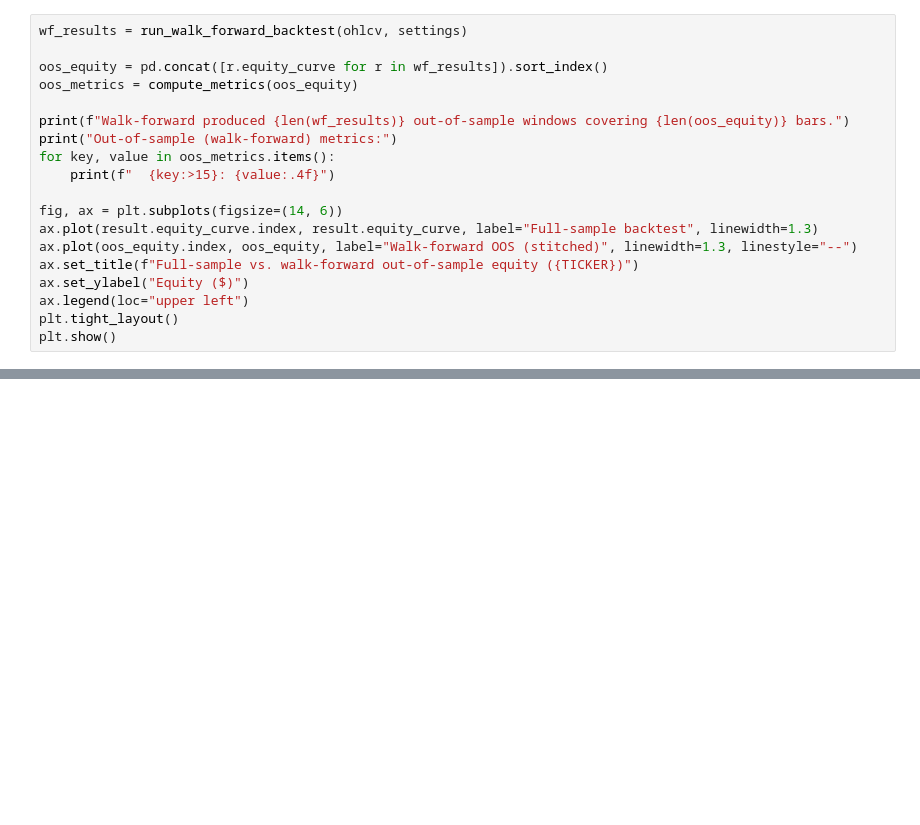
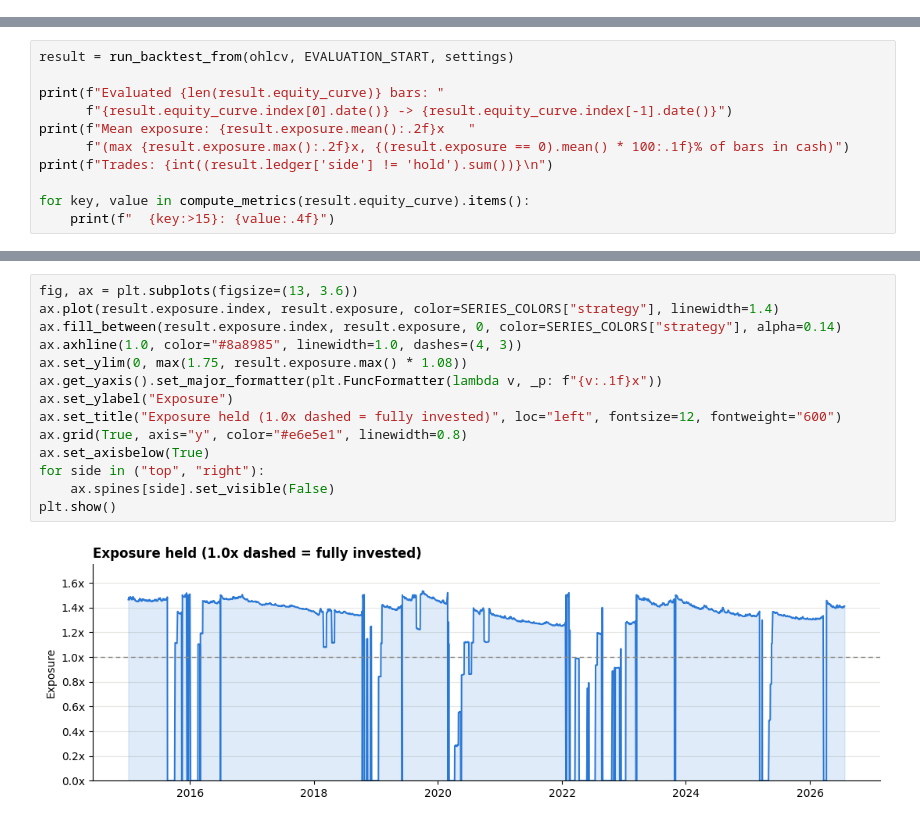
Before and after one commit to thompgt/macro-regime-trader, a Jupyter notebook: notebooks/demo.ipynb, the cells around one changed output, grey strips where cells are left out. Cells and saved outputs as stored; diff of their text form; blank space fills up the shorter version.

```diff
--- a/notebooks/demo.ipynb
+++ b/notebooks/demo.ipynb
@@ -191,19 +105,0 @@ The full-sample backtest above lets every bar's regime classification warm up on
-# %%
-wf_results = run_walk_forward_backtest(ohlcv, settings)
-
-oos_equity = pd.concat([r.equity_curve for r in wf_results]).sort_index()
-oos_metrics = compute_metrics(oos_equity)
-
-print(f"Walk-forward produced {len(wf_results)} out-of-sample windows covering {len(oos_equity)} bars.")
-print("Out-of-sample (walk-forward) metrics:")
-for key, value in oos_metrics.items():
-    print(f"  {key:>15}: {value:.4f}")
-
-fig, ax = plt.subplots(figsize=(14, 6))
-ax.plot(result.equity_curve.index, result.equity_curve, label="Full-sample backtest", linewidth=1.3)
-ax.plot(oos_equity.index, oos_equity, label="Walk-forward OOS (stitched)", linewidth=1.3, linestyle="--")
-ax.set_title(f"Full-sample vs. walk-forward out-of-sample equity ({TICKER})")
-ax.set_ylabel("Equity ($)")
-ax.legend(loc="upper left")
-plt.tight_layout()
-plt.show()
@@ -228,0 +223,11 @@ See `macro_regime_trader.cli` for the full set of CLI options.
+# %%
+result = run_backtest_from(ohlcv, EVALUATION_START, settings)
+
+print(f"Evaluated {len(result.equity_curve)} bars: "
+      f"{result.equity_curve.index[0].date()} -> {result.equity_curve.index[-1].date()}")
+print(f"Mean exposure: {result.exposure.mean():.2f}x   "
+      f"(max {result.exposure.max():.2f}x, {(result.exposure == 0).mean() * 100:.1f}% of bars in cash)")
+print(f"Trades: {int((result.ledger['side'] != 'hold').sum())}\n")
+
+for key, value in compute_metrics(result.equity_curve).items():
+    print(f"  {key:>15}: {value:.4f}")
@@ -228,0 +347,16 @@ See `macro_regime_trader.cli` for the full set of CLI options.
+# %%
+fig, ax = plt.subplots(figsize=(13, 3.6))
+ax.plot(result.exposure.index, result.exposure, color=SERIES_COLORS["strategy"], linewidth=1.4)
+ax.fill_between(result.exposure.index, result.exposure, 0, color=SERIES_COLORS["strategy"], alpha=0.14)
+ax.axhline(1.0, color="#8a8985", linewidth=1.0, dashes=(4, 3))
+ax.set_ylim(0, max(1.75, result.exposure.max() * 1.08))
+ax.get_yaxis().set_major_formatter(plt.FuncFormatter(lambda v, _p: f"{v:.1f}x"))
+ax.set_ylabel("Exposure")
+ax.set_title("Exposure held (1.0x dashed = fully invested)", loc="left", fontsize=12, fontweight="600")
+ax.grid(True, axis="y", color="#e6e5e1", linewidth=0.8)
+ax.set_axisbelow(True)
+for side in ("top", "right"):
+    ax.spines[side].set_visible(False)
+plt.show()
+# %% [output]
+[figure, added]
```
Also changed, not shown: parts of 39 cells of this notebook, 1 other file.
